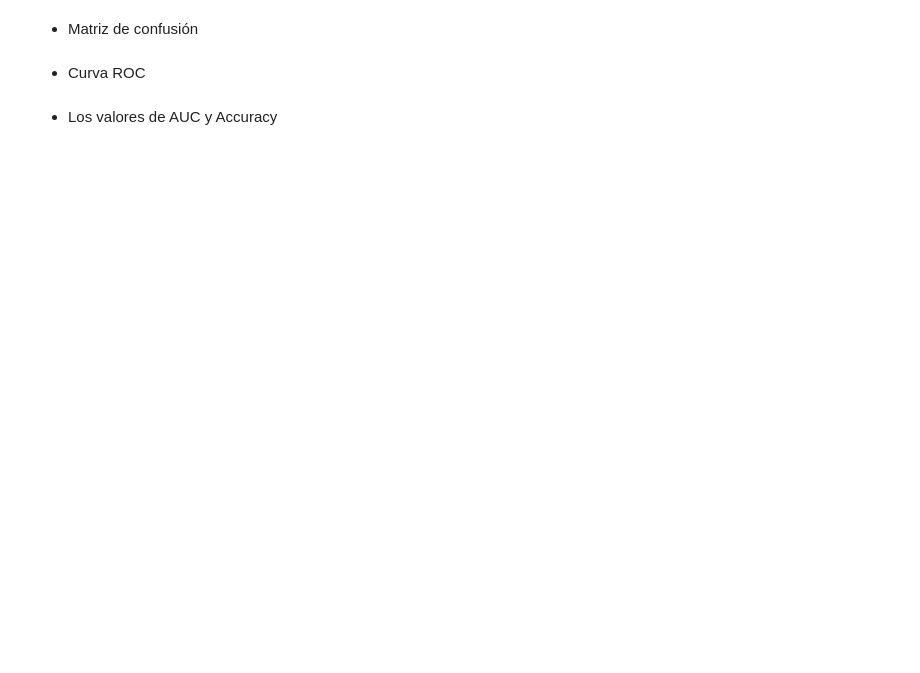
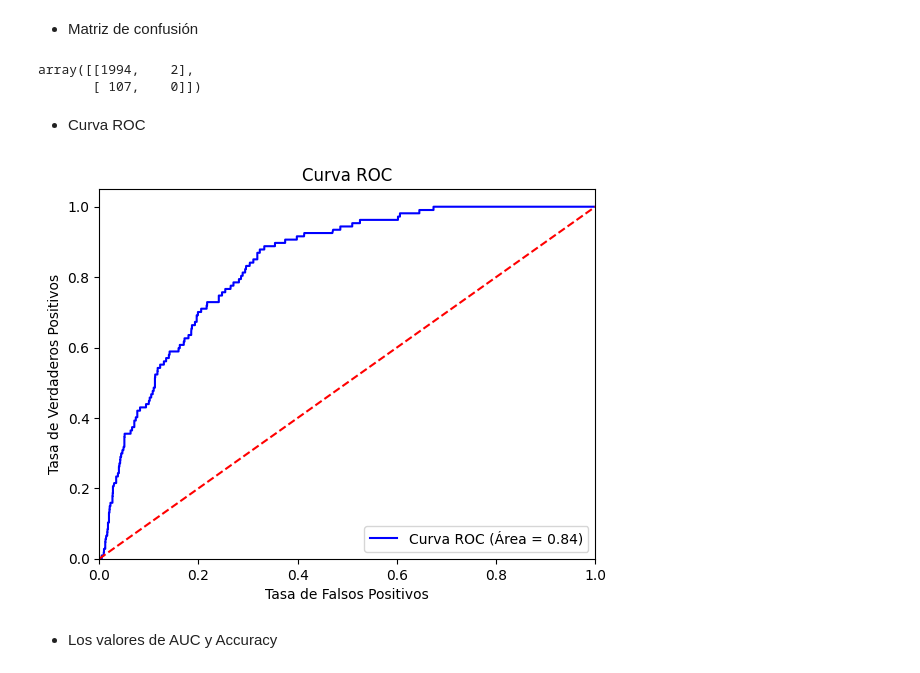
Before and after one commit to AngelaNavajas/CC408-T1-4, a Jupyter notebook: TP3/TP3.ipynb, the cells around one changed output. Drawn from its saved outputs; the diff is of its cells as text; code cells hidden in the pictures; blank space fills up the shorter version.

```diff
--- a/TP3/TP3.ipynb
+++ b/TP3/TP3.ipynb
@@ -28,7 +27,7 @@ base_24_sucia = pd.read_excel(r"C:\Users\tizip\OneDrive\Documentos\Tizi UdeSA\8-
 # %%
 # Base Angie
-#base_04_sucia = pd.read_stata(r'/Users/angelanavajas/Desktop/Ciencia de datos/CC408-T1-4/TP3/Individual_t104.dta')
-#base_24_sucia = pd.read_excel(r'/Users/angelanavajas/Desktop/Ciencia de datos/CC408-T1-4/TP3/usu_individual_T124.xlsx')
+base_04_sucia = pd.read_stata(r'/Users/angelanavajas/Desktop/Ciencia de datos/CC408-T1-4/TP3/Individual_t104.dta')
+base_24_sucia = pd.read_excel(r'/Users/angelanavajas/Desktop/Ciencia de datos/CC408-T1-4/TP3/usu_individual_T124.xlsx')
 # %% [markdown]
 #### PUNTO 2.A
 Eliminen todas las observaciones que no corresponden a los aglomerados de Ciudad Autónoma de Buenos Aires o Gran Buenos Aires, y unan ambos trimestres en una sola base.
@@ -813,3 +827,6 @@ Increase the number of iterations (max_iter) or scale the data as shown in:
 Please also refer to the documentation for alternative solver options:
     https://scikit-learn.org/stable/modules/linear_model.html#logistic-regression
   n_iter_i = _check_optimize_result(
+# %%
+y_test_pred_score = log_reg.predict_proba(X_test_2024_sc)[:,1]
+y_test_pred = log_reg.predict(X_test_2024_sc)
@@ -856,5 +900,5 @@ ANALISIS DISCRIMINANTE LINEAL
 # %%
-lda = LinearDiscriminantAnalysis(n_components=2) # Number of components (<= min(n_classes - 1, n_features)) for dimensionality reduction.
+lda = LinearDiscriminantAnalysis(n_components=1) # Number of components (<= min(n_classes - 1, n_features)) for dimensionality reduction.
 lda = lda.fit(X_train_2024, y_train_2024)
 # %%
 lda.means_
@@ -879,22 +931,34 @@ plt.show()
 # %%
-y_test_pred_lda = lda.predict(X_train_2024)
+y_test_pred_lda = lda.predict(X_test_2024)
+y_test_pred_score_lda=lda.predict_proba(X_test_2024)[:, 1]
 # %% [markdown]
 - Matriz de confusión
 # %%
-confusion_matrix(y_test_pred_lda,y_train_2024)
+
+# Calcular la matriz de confusión
+confusion_matrix(y_test_2024, y_test_pred_lda)
+# %% [output]
+array([[1994,    2],
+       [ 107,    0]])
 # %% [markdown]
 - Curva ROC
 # %%
-#ESTO ES RARO
-fpr, tpr, thresholds = roc_curve(y_test_pred_lda, y_test_pred_score, drop_intermediate=False)  # drop_intermediate=False nos da mas thresholds ('c') para probar
-print('Thresholds:', thresholds)
-print('FPR:', fpr)
-print('TPR:', tpr)
+fpr, tpr, thresholds = roc_curve(y_test_2024, y_test_pred_score_lda, drop_intermediate=False)
+roc_auc_lda = auc(fpr, tpr)
 
-display = RocCurveDisplay(fpr=fpr, tpr=tpr, roc_auc=auc, estimator_name='Reg_log')
-display.plot()
+# Grafico
+plt.figure()
+plt.plot(fpr, tpr, color='blue', label='Curva ROC (Área = %0.2f)' % roc_auc_lda)
 plt.plot([0, 1], [0, 1], color='red', linestyle='--')
+plt.xlim([0.0, 1.0])
+plt.ylim([0.0, 1.05])
+plt.xlabel('Tasa de Falsos Positivos')
+plt.ylabel('Tasa de Verdaderos Positivos')
+plt.title('Curva ROC')
+plt.legend(loc='lower right')
 plt.show()
+# %% [output]
+[figure, added]
 # %% [markdown]
 - Los valores de AUC y Accuracy
 # %%
```
Also changed, not shown: parts of 39 cells of this notebook.
